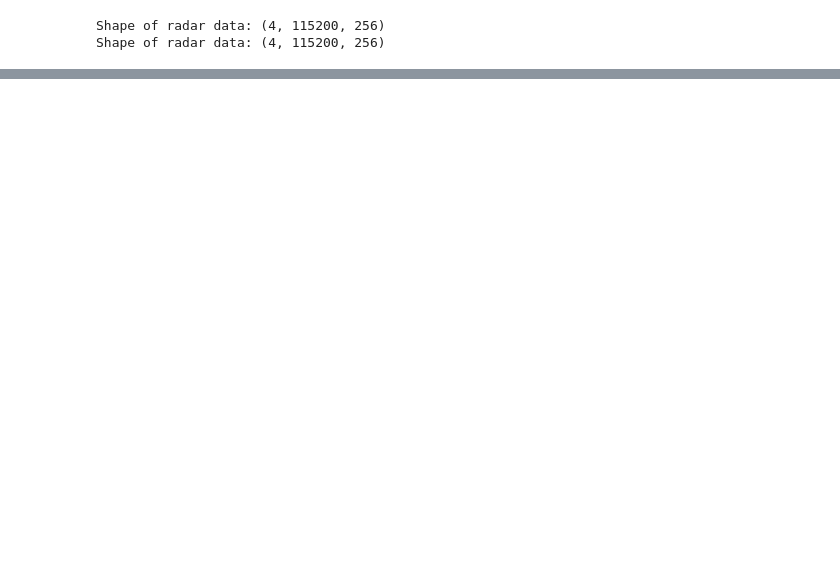
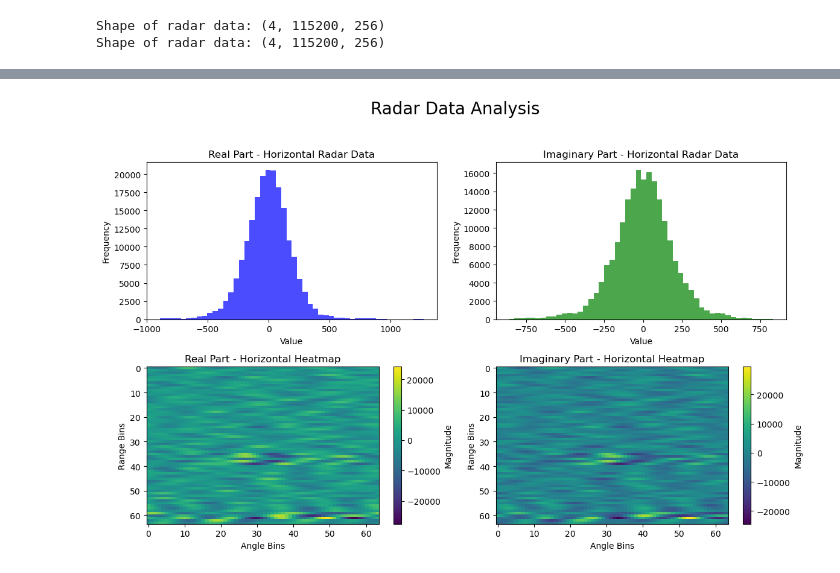
Before and after one commit to tyoamazinglib/HuPR-A-Benchmark-for-Human-Pose-Estimation-Using-Millimeter-Wave-Radar, a Jupyter notebook: visualization/dataset_viz.ipynb, the cells around one changed output, grey strips where cells are left out. Saved outputs shown, nothing was run; the diff lists cells and outputs as text; code cells hidden in the pictures; blank space fills up the shorter version.

```diff
--- a/visualization/dataset_viz.ipynb
+++ b/visualization/dataset_viz.ipynb
@@ -226,0 +207,35 @@ print(vertData)
+# %%
+
+plt.figure(figsize=(12, 8))
+plt.subplot(221)
+plt.hist(np.real(frameHori).flatten(), bins=50, color='blue', alpha=0.7)
+plt.title('Real Part - Horizontal Radar Data')
+plt.xlabel('Value')
+plt.ylabel('Frequency')
+
+plt.subplot(222)
+plt.hist(np.imag(frameHori).flatten(), bins=50, color='green', alpha=0.7)
+plt.title('Imaginary Part - Horizontal Radar Data')
+plt.xlabel('Value')
+plt.ylabel('Frequency')
+
+plt.subplot(223)
+plt.imshow(np.real(outputHori[0, :, :, 0]), cmap='viridis', aspect='auto')
+plt.colorbar(label='Magnitude')
+plt.title('Real Part - Horizontal Heatmap')
+plt.xlabel('Angle Bins')
+plt.ylabel('Range Bins')
+
+plt.subplot(224)
+plt.imshow(np.imag(outputHori[0, :, :, 0]), cmap='viridis', aspect='auto')
+plt.colorbar(label='Magnitude')
+plt.title('Imaginary Part - Horizontal Heatmap')
+plt.xlabel('Angle Bins')
+plt.ylabel('Range Bins')
+
+plt.suptitle('Radar Data Analysis', fontsize=20)
+
+plt.tight_layout(rect=[0, 0.03, 1, 0.95])
+plt.show()
+# %% [output]
+[figure, added]
```
Also changed, not shown: parts of 7 cells of this notebook.
